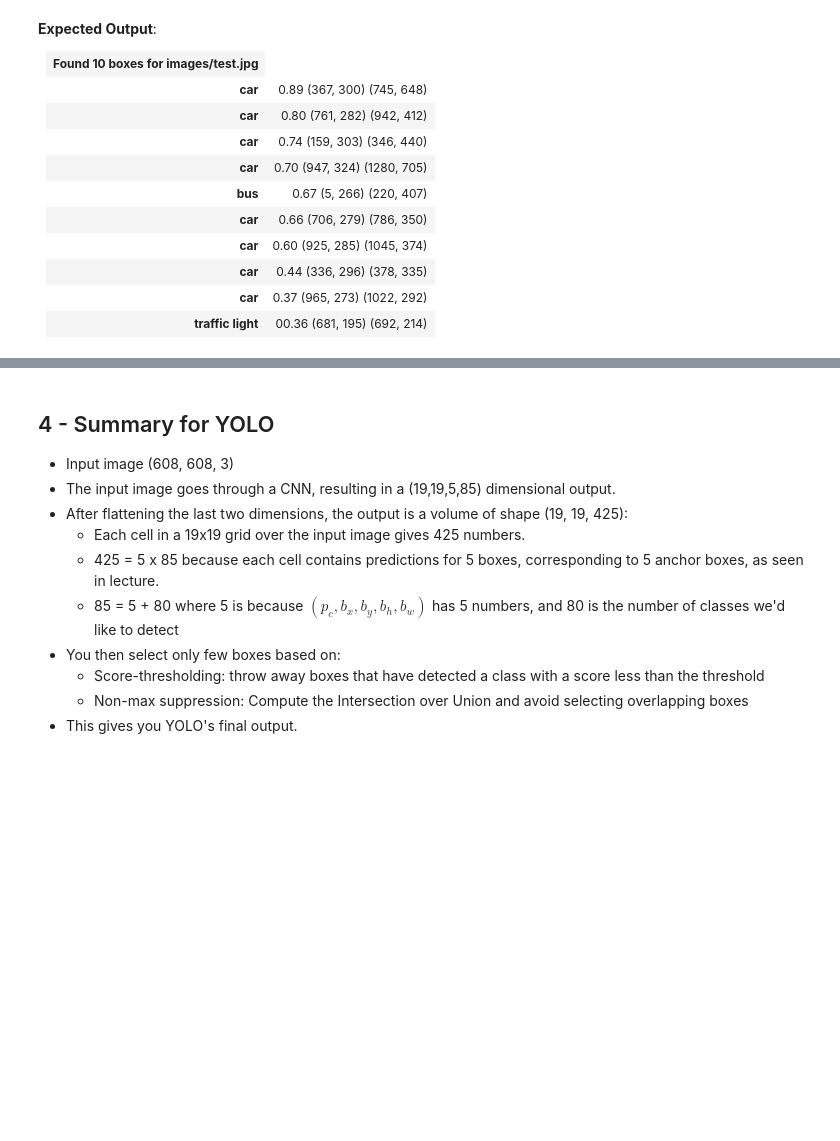
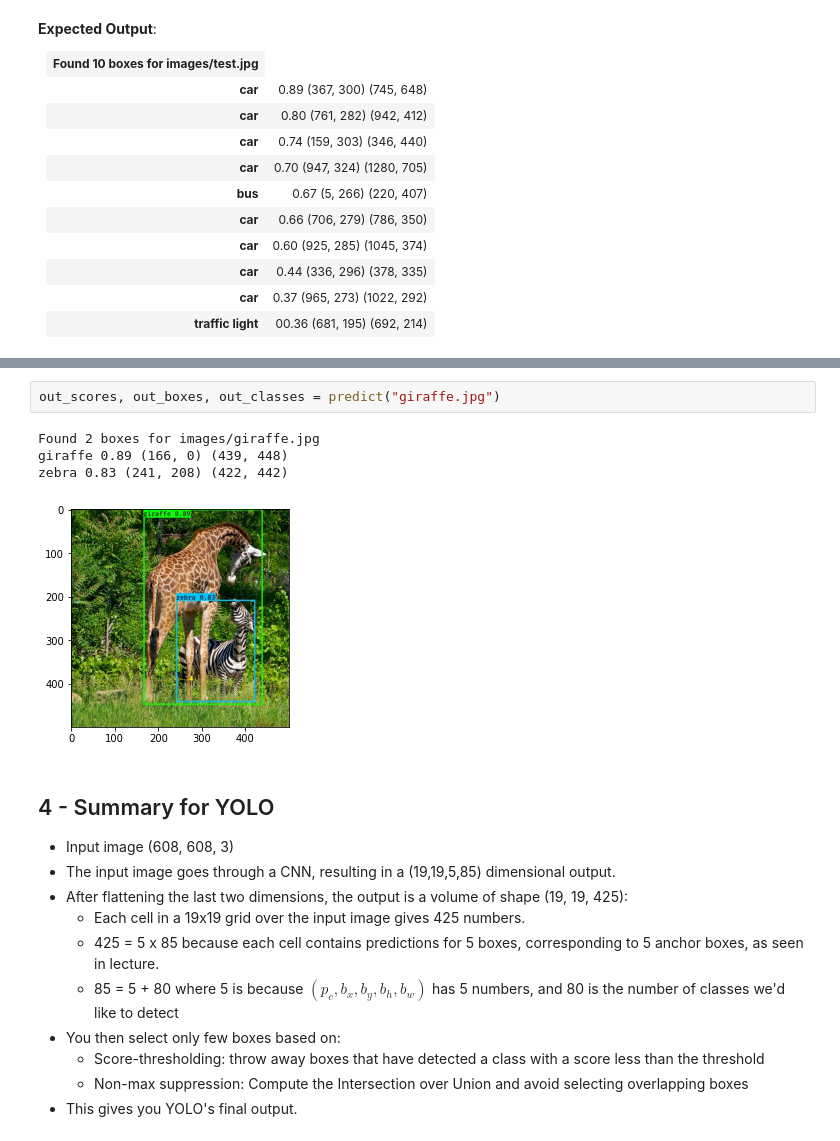
Before and after one commit to axiom-of-choice/Deep-Learning-Specialization, a Jupyter notebook: C4_Convolutional_Neural_Networks/W3_Object_Detection/W3A1_Autonomous_Driving_Car_Detection/Autonomous_driving_application_Car_detection.ipynb, the cells around one changed output, grey strips where cells are left out. Saved outputs shown, nothing was run; the diff lists cells and outputs as text; blank space fills up the shorter version.

```diff
--- a/C4_Convolutional_Neural_Networks/W3_Object_Detection/W3A1_Autonomous_Driving_Car_Detection/Autonomous_driving_application_Car_detection.ipynb
+++ b/C4_Convolutional_Neural_Networks/W3_Object_Detection/W3A1_Autonomous_Driving_Car_Detection/Autonomous_driving_application_Car_detection.ipynb
@@ -1015,3 +1079,10 @@ If you were to run your session in a for loop over all your images. Here's what
+# %%
+out_scores, out_boxes, out_classes = predict("giraffe.jpg")
+# %% [output]
+Found 2 boxes for images/giraffe.jpg
+giraffe 0.89 (166, 0) (439, 448)
+zebra 0.83 (241, 208) (422, 442)
+[figure, added]
 # %% [markdown]
 <a name='4'></a>
 ## 4 - Summary for YOLO
```
Also changed, not shown: parts of 13 cells of this notebook, 6 other files.
